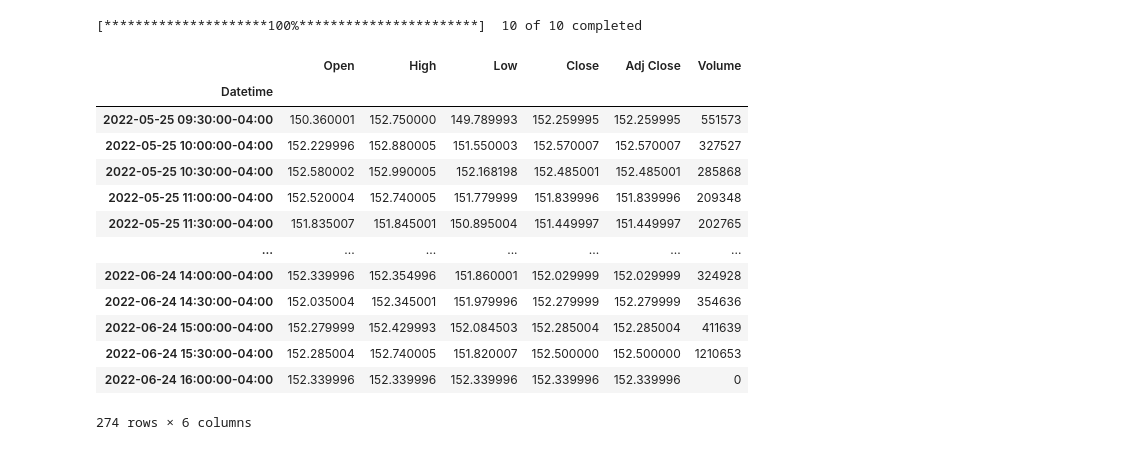
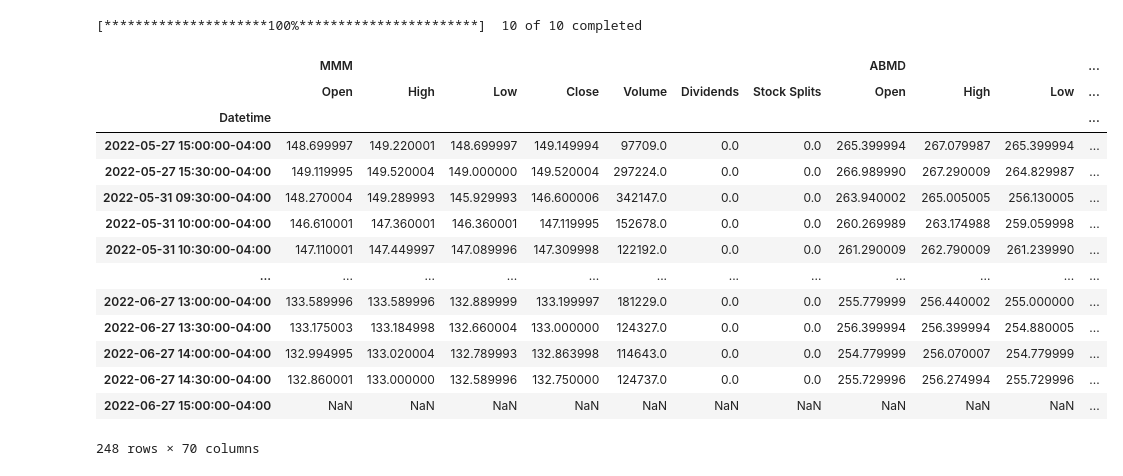
Before and after one commit to ajaybiswas22/stock-picker-bro, a Jupyter notebook: src/1_basics.ipynb, the cells around one changed output. Drawn from its saved outputs; the diff is of its cells as text; code cells hidden in the pictures.

```diff
--- a/src/1_basics.ipynb
+++ b/src/1_basics.ipynb
@@ -18,30 +16,34 @@ symbols = symbols[:10]
 len(symbols)
 # %% [output]
 10
+# %%
+tickers = yf.Tickers(symbols)
+tickers_dict = tickers.__dict__.get('tickers')
 # %% [markdown]
 1. Valid periods: [1d, 1mo, 1y]
 2. Valid intervals: [1m, 2m, 5m, 15m, 30m, 60m, 90m, 1h, 1d, 5d, 1wk, 1mo, 3mo]
 # %%
-df = yf.download(symbols,period='1mo', interval='30m', group_by='ticker')
+df = tickers.download(period='1mo', interval='30m', group_by='ticker')
 # %% [output]
 [*********************100%***********************]  10 of 10 completed
 # %%
-df['ABBV']
+df
 # %% [output]
-|  | Open | High | Low | Close | Adj Close | Volume |
-| Datetime |  |  |  |  |  |  |
-| 2022-05-25 09:30:00-04:00 | 150.360001 | 152.750000 | 149.789993 | 152.259995 | 152.259995 | 551573 |
-| 2022-05-25 10:00:00-04:00 | 152.229996 | 152.880005 | 151.550003 | 152.570007 | 152.570007 | 327527 |
-| 2022-05-25 10:30:00-04:00 | 152.580002 | 152.990005 | 152.168198 | 152.485001 | 152.485001 | 285868 |
-| 2022-05-25 11:00:00-04:00 | 152.520004 | 152.740005 | 151.779999 | 151.839996 | 151.839996 | 209348 |
-| 2022-05-25 11:30:00-04:00 | 151.835007 | 151.845001 | 150.895004 | 151.449997 | 151.449997 | 202765 |
-| ... | ... | ... | ... | ... | ... | ... |
-| 2022-06-24 14:00:00-04:00 | 152.339996 | 152.354996 | 151.860001 | 152.029999 | 152.029999 | 324928 |
-| 2022-06-24 14:30:00-04:00 | 152.035004 | 152.345001 | 151.979996 | 152.279999 | 152.279999 | 354636 |
-| 2022-06-24 15:00:00-04:00 | 152.279999 | 152.429993 | 152.084503 | 152.285004 | 152.285004 | 411639 |
-| 2022-06-24 15:30:00-04:00 | 152.285004 | 152.740005 | 151.820007 | 152.500000 | 152.500000 | 1210653 |
-| 2022-06-24 16:00:00-04:00 | 152.339996 | 152.339996 | 152.339996 | 152.339996 | 152.339996 | 0 |
+|  | MMM |  |  |  |  |  |  | ABMD |  |  | ... |
+|  | Open | High | Low | Close | Volume | Dividends | Stock Splits | Open | High | Low | ... |
+| Datetime |  |  |  |  |  |  |  |  |  |  | ... |
+| 2022-05-27 15:00:00-04:00 | 148.699997 | 149.220001 | 148.699997 | 149.149994 | 97709.0 | 0.0 | 0.0 | 265.399994 | 267.079987 | 265.399994 | ... |
+| 2022-05-27 15:30:00-04:00 | 149.119995 | 149.520004 | 149.000000 | 149.520004 | 297224.0 | 0.0 | 0.0 | 266.989990 | 267.290009 | 264.829987 | ... |
+| 2022-05-31 09:30:00-04:00 | 148.270004 | 149.289993 | 145.929993 | 146.600006 | 342147.0 | 0.0 | 0.0 | 263.940002 | 265.005005 | 256.130005 | ... |
+| 2022-05-31 10:00:00-04:00 | 146.610001 | 147.360001 | 146.360001 | 147.119995 | 152678.0 | 0.0 | 0.0 | 260.269989 | 263.174988 | 259.059998 | ... |
+| 2022-05-31 10:30:00-04:00 | 147.110001 | 147.449997 | 147.089996 | 147.309998 | 122192.0 | 0.0 | 0.0 | 261.290009 | 262.790009 | 261.239990 | ... |
+| ... | ... | ... | ... | ... | ... | ... | ... | ... | ... | ... | ... |
+| 2022-06-27 13:00:00-04:00 | 133.589996 | 133.589996 | 132.889999 | 133.199997 | 181229.0 | 0.0 | 0.0 | 255.779999 | 256.440002 | 255.000000 | ... |
+| 2022-06-27 13:30:00-04:00 | 133.175003 | 133.184998 | 132.660004 | 133.000000 | 124327.0 | 0.0 | 0.0 | 256.399994 | 256.399994 | 254.880005 | ... |
+| 2022-06-27 14:00:00-04:00 | 132.994995 | 133.020004 | 132.789993 | 132.863998 | 114643.0 | 0.0 | 0.0 | 254.779999 | 256.070007 | 254.779999 | ... |
+| 2022-06-27 14:30:00-04:00 | 132.860001 | 133.000000 | 132.589996 | 132.750000 | 124737.0 | 0.0 | 0.0 | 255.729996 | 256.274994 | 255.729996 | ... |
+| 2022-06-27 15:00:00-04:00 | NaN | NaN | NaN | NaN | NaN | NaN | NaN | NaN | NaN | NaN | ... |
-274 rows × 6 columns
+248 rows × 70 columns
 # %%
 df['ABBV']['Close'].plot()
 # %% [output]
```
Also changed, not shown: parts of 12 cells of this notebook, 4 other files.
